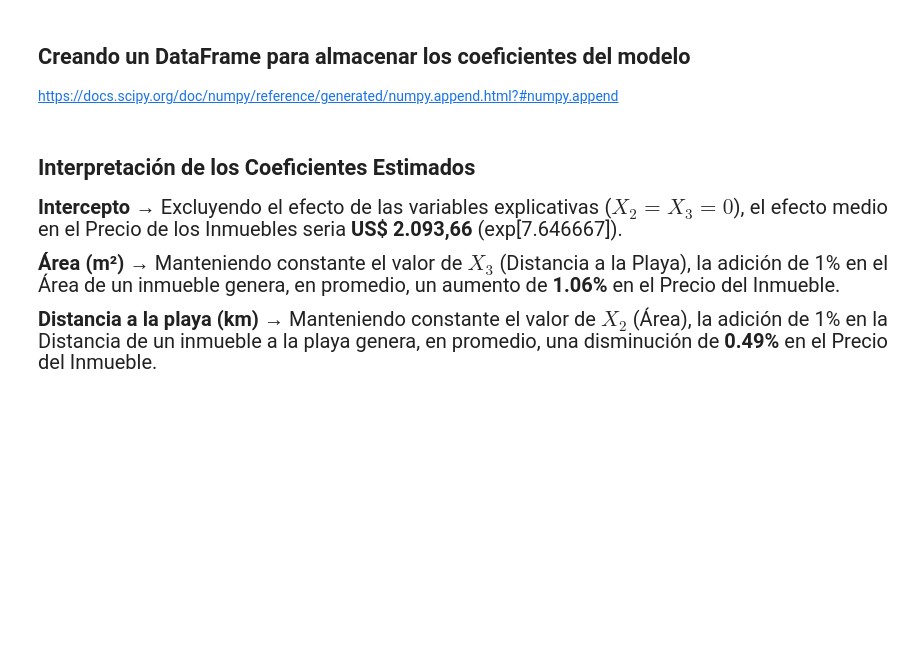
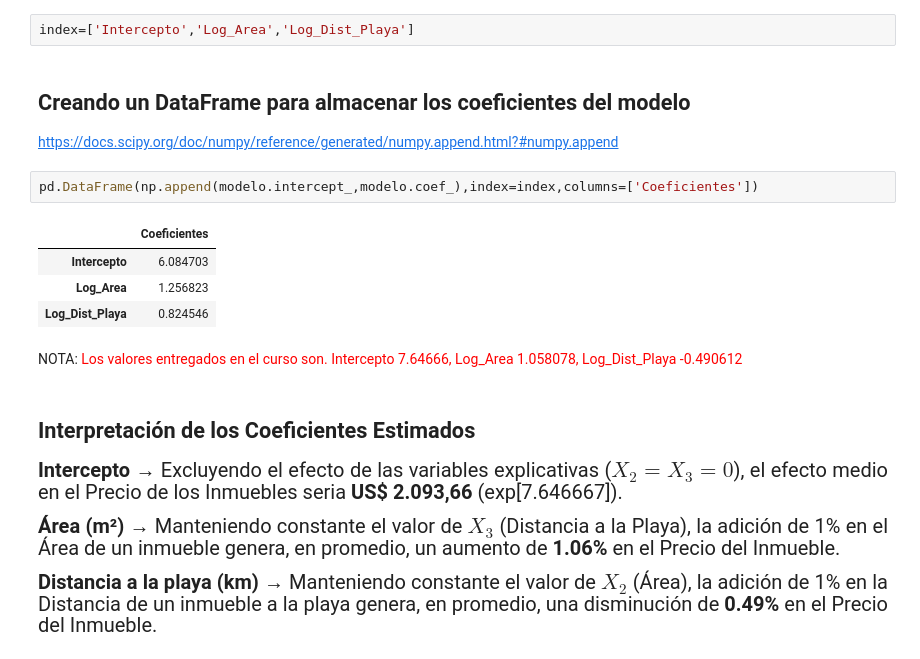
Before and after one commit to Maucho6340/1764-estadistica-con-python-probabilidad-y-muestreo, a Jupyter notebook: Regresión_Lineal_II_5.ipynb, the cells around one changed output. Drawn from its saved outputs; the diff is of its cells as text; blank space fills up the shorter version.

```diff
--- a/Regresión_Lineal_II_5.ipynb
+++ b/Regresión_Lineal_II_5.ipynb
@@ -497,9 +586,20 @@ https://docs.scipy.org/doc/numpy-1.15.0/reference/generated/numpy.exp.html
 # %% [markdown]
 ## Creando una lista de nombres de las variables del modelo
+# %%
+index=['Intercepto','Log_Area','Log_Dist_Playa']
 # %% [markdown]
 ## Creando un DataFrame para almacenar los coeficientes del modelo
 
 https://docs.scipy.org/doc/numpy/reference/generated/numpy.append.html?#numpy.append
+# %%
+pd.DataFrame(np.append(modelo.intercept_,modelo.coef_),index=index,columns=['Coeficientes'])
+# %% [output]
+|  | Coeficientes |
+| Intercepto | 6.084703 |
+| Log_Area | 1.256823 |
+| Log_Dist_Playa | 0.824546 |
+# %% [markdown]
+NOTA: <font color='red'>Los valores entregados en el curso son. Intercepto 7.64666, Log_Area 1.058078, Log_Dist_Playa -0.490612
 # %% [markdown]
 ## Interpretación de los Coeficientes Estimados
 
```
Also changed, not shown: parts of 37 cells of this notebook.
